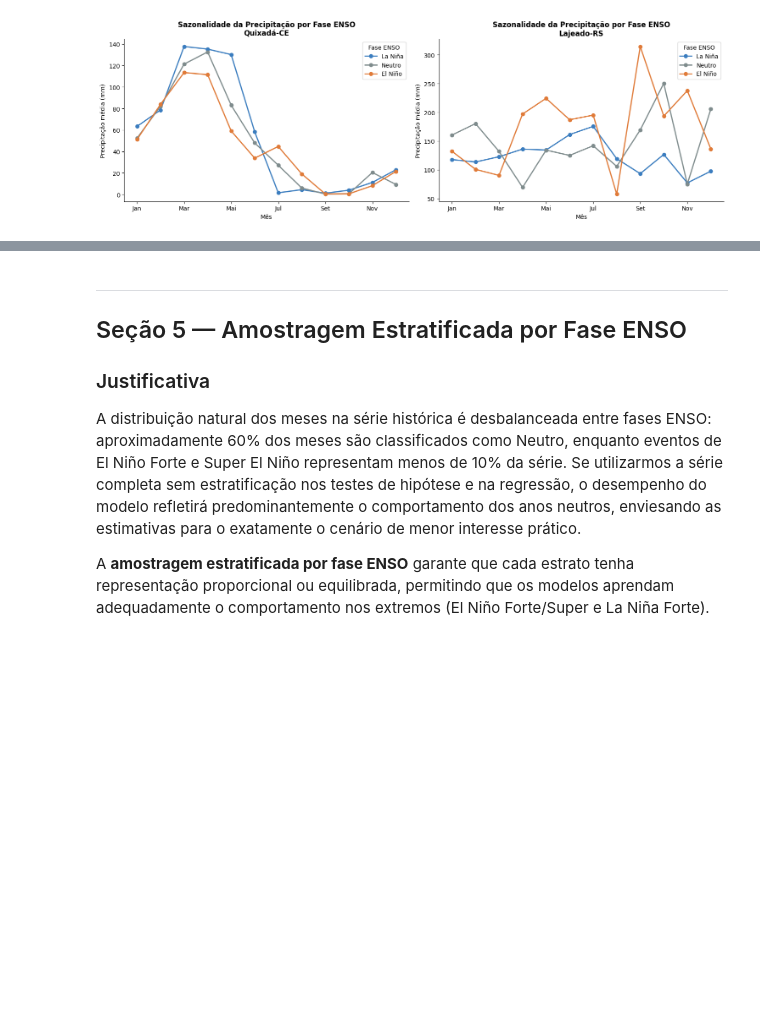
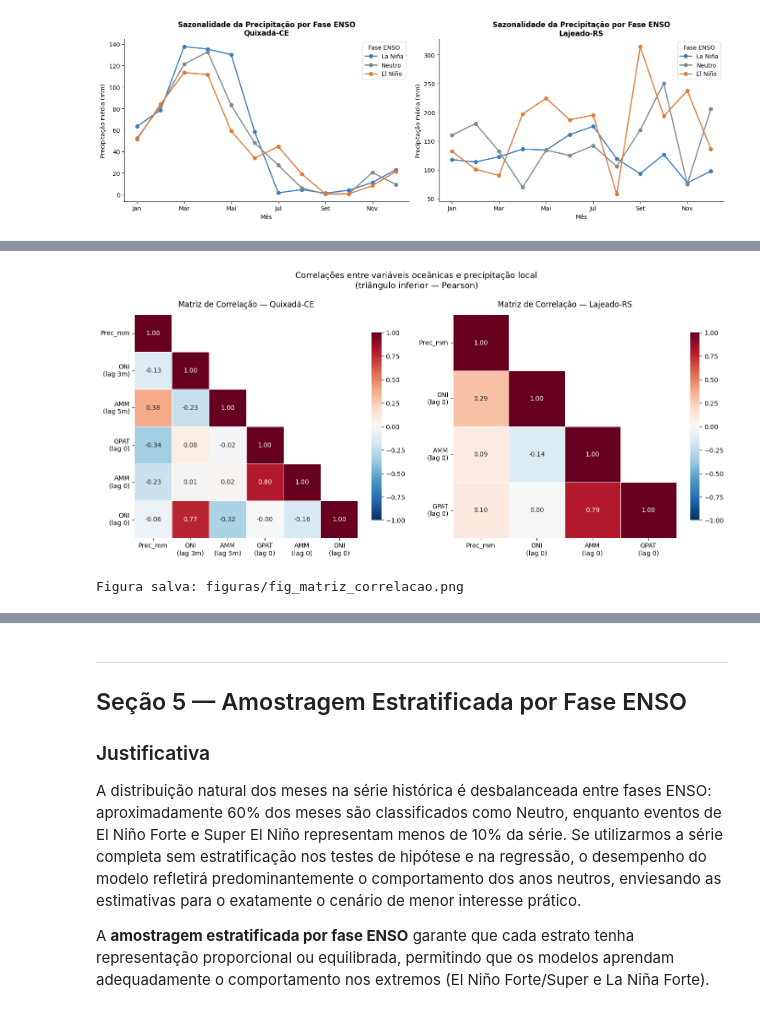
Before and after one commit to DiegoDegan/FIAP-GS2-SENSO-ElNino, a Jupyter notebook: SENSO_notebook_rascunho.ipynb, the cells around one changed output, grey strips where cells are left out. Cells and saved outputs as stored; diff of their text form; code cells hidden in the pictures; blank space fills up the shorter version.

```diff
--- a/SENSO_notebook_rascunho.ipynb
+++ b/SENSO_notebook_rascunho.ipynb
@@ -887,0 +913,64 @@ plt.show()
+# %%
+# =========================================================================
+# 4.5 MATRIZ DE CORRELAÇÃO - Variáveis Oceânicas e Precipitação
+# =========================================================================
+
+# Criar lags ótimos identificados nas seções 6.1 e 6.4
+df_corr_list = []
+for municipio in ['Quixadá-CE', 'Lajeado-RS']:
+    sub = df_mensal[df_mensal['Municipio'] == municipio].sort_values('Data').copy()
+    sub['ONI_lag3']  = sub['ONI'].shift(3)
+    sub['AMM_lag5']  = sub['AMM'].shift(5)
+    sub['ONI_lag0']  = sub['ONI'].shift(0)
+    sub['GPAT_lag0'] = sub['GPAT'].shift(0)
+    sub['_mun'] = municipio
+    df_corr_list.append(sub)
+
+fig, axes = plt.subplots(1, 2, figsize=(14, 6))
+
+configs = [
+    {
+        'municipio': 'Quixadá-CE',
+        'cols': ['Prec_mm', 'ONI_lag3', 'AMM_lag5', 'GPAT_lag0', 'AMM', 'ONI'],
+        'labels': ['Prec_mm', 'ONI\n(lag 3m)', 'AMM\n(lag 5m)', 'GPAT\n(lag 0)', 'AMM\n(lag 0)', 'ONI\n(lag 0)'],
+        'titulo': 'Quixadá-CE',
+        'cor': 'RdBu_r'
+    },
+    {
+        'municipio': 'Lajeado-RS',
+        'cols': ['Prec_mm', 'ONI_lag0', 'AMM', 'GPAT_lag0'],
+        'labels': ['Prec_mm', 'ONI\n(lag 0)', 'AMM\n(lag 0)', 'GPAT\n(lag 0)'],
+        'titulo': 'Lajeado-RS',
+        'cor': 'RdBu_r'
+    }
+]
+
+for ax, cfg, sub in zip(axes, configs, df_corr_list):
+    sub_sel = [s for s in df_corr_list if s['_mun'].iloc[0] == cfg['municipio']][0]
+    matriz = sub_sel[cfg['cols']].dropna().corr()
+    matriz.index   = cfg['labels']
+    matriz.columns = cfg['labels']
+
+    mask = np.zeros_like(matriz, dtype=bool)
+    mask[np.triu_indices_from(mask, k=1)] = True
+
+    sns.heatmap(
+        matriz, ax=ax, mask=mask,
+        annot=True, fmt='.2f', annot_kws={'size': 10},
+        cmap=cfg['cor'], vmin=-1, vmax=1,
+        linewidths=0.5, square=True,
+        cbar_kws={'shrink': 0.8}
+    )
+    ax.set_title(f'Matriz de Correlação — {cfg["titulo"]}', fontsize=12, pad=12)
+    ax.tick_params(axis='x', rotation=0)
+    ax.tick_params(axis='y', rotation=0)
+
+plt.suptitle('Correlações entre variáveis oceânicas e precipitação local\n(triângulo inferior — Pearson)',
+             fontsize=13, y=1.02)
+plt.tight_layout()
+plt.savefig('figuras/fig_matriz_correlacao.png', dpi=150, bbox_inches='tight')
+plt.show()
+print('Figura salva: figuras/fig_matriz_correlacao.png')
+# %% [output]
+[figure, added]
+Figura salva: figuras/fig_matriz_correlacao.png
```
Also changed, not shown: parts of 8 cells of this notebook, 2 other files.
